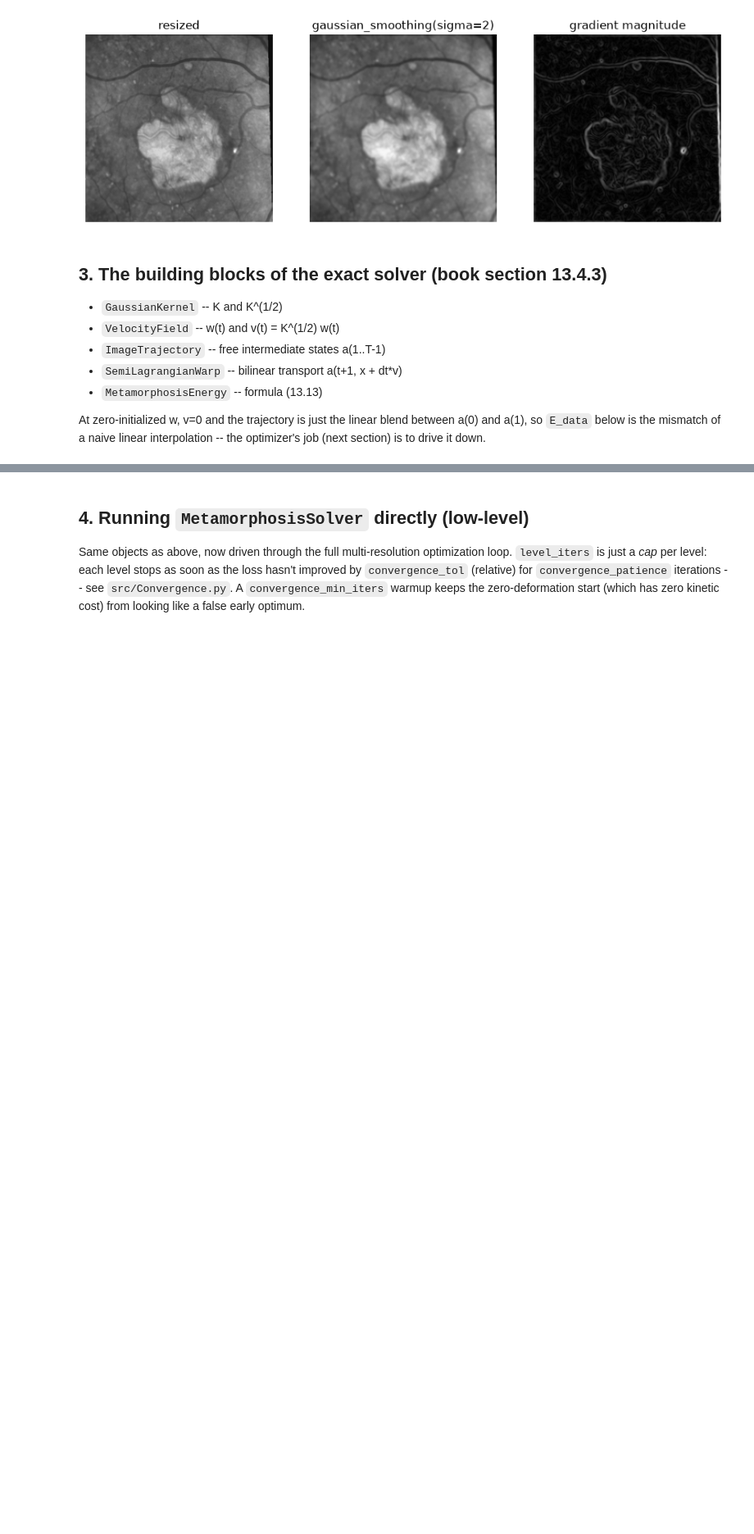
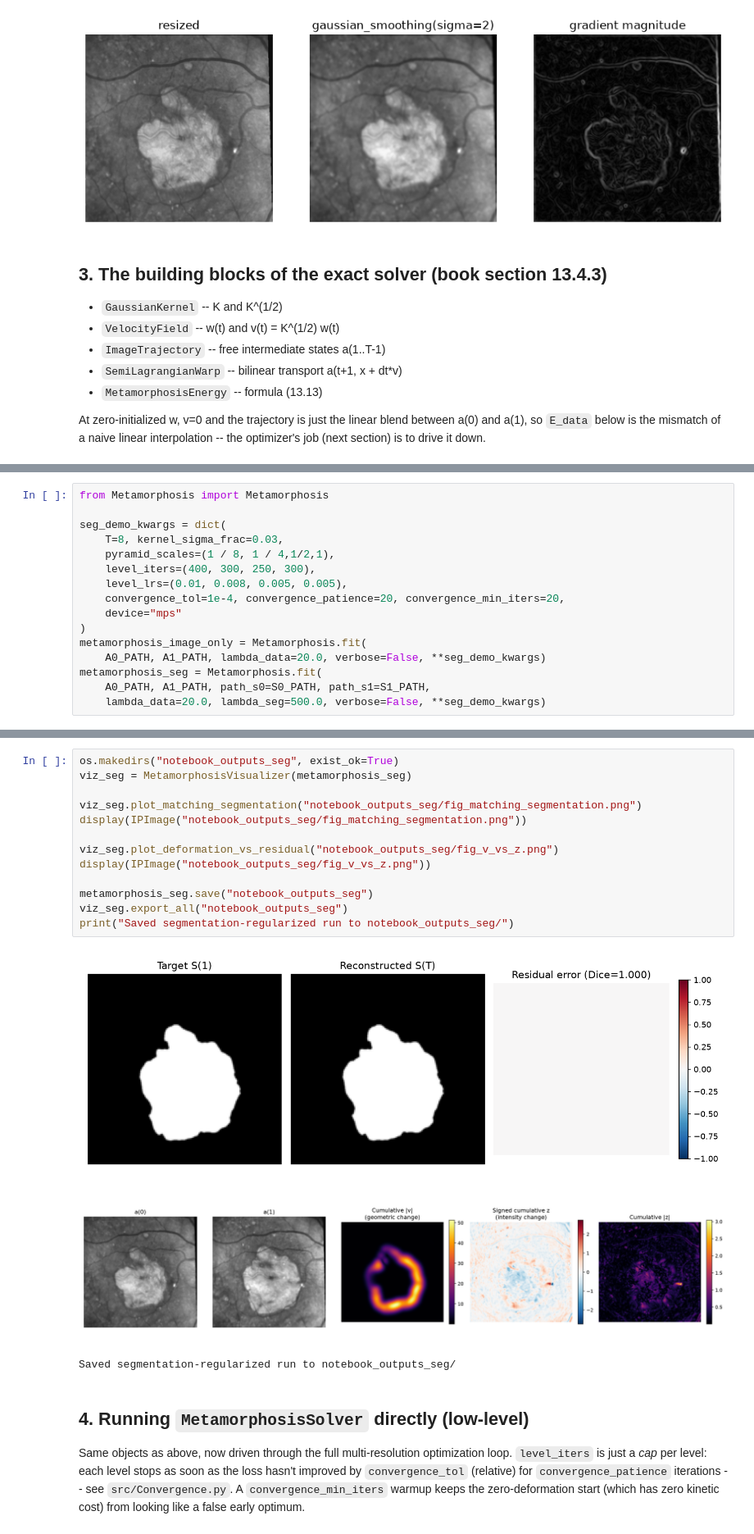
Before and after one commit to clach1506/Metamorphosis, a Jupyter notebook: 04_test_solver.ipynb, the cells around one changed output, grey strips where cells are left out. Shown at 82% size. Drawn from its saved outputs; the diff is of its cells as text; blank space fills up the shorter version.

```diff
--- a/04_test_solver.ipynb
+++ b/04_test_solver.ipynb
@@ -102,0 +87,16 @@ loss=883.925  E_kinetic=0.000  E_data=1.76785
+# %%
+from Metamorphosis import Metamorphosis
+
+seg_demo_kwargs = dict(
+    T=8, kernel_sigma_frac=0.03,
+    pyramid_scales=(1 / 8, 1 / 4,1/2,1),
+    level_iters=(400, 300, 250, 300),
+    level_lrs=(0.01, 0.008, 0.005, 0.005),
+    convergence_tol=1e-4, convergence_patience=20, convergence_min_iters=20,
+    device="mps"
+)
+metamorphosis_image_only = Metamorphosis.fit(
+    A0_PATH, A1_PATH, lambda_data=20.0, verbose=False, **seg_demo_kwargs)
+metamorphosis_seg = Metamorphosis.fit(
+    A0_PATH, A1_PATH, path_s0=S0_PATH, path_s1=S1_PATH,
+    lambda_data=20.0, lambda_seg=500.0, verbose=False, **seg_demo_kwargs)
@@ -103,3 +129,20 @@ loss=883.925  E_kinetic=0.000  E_data=1.76785
+# %%
+os.makedirs("notebook_outputs_seg", exist_ok=True)
+viz_seg = MetamorphosisVisualizer(metamorphosis_seg)
+
+viz_seg.plot_matching_segmentation("notebook_outputs_seg/fig_matching_segmentation.png")
+display(IPImage("notebook_outputs_seg/fig_matching_segmentation.png"))
+
+viz_seg.plot_deformation_vs_residual("notebook_outputs_seg/fig_v_vs_z.png")
+display(IPImage("notebook_outputs_seg/fig_v_vs_z.png"))
+
+metamorphosis_seg.save("notebook_outputs_seg")
+viz_seg.export_all("notebook_outputs_seg")
+print("Saved segmentation-regularized run to notebook_outputs_seg/")
+# %% [output]
+[figure, added]
+[figure, added]
+Saved segmentation-regularized run to notebook_outputs_seg/
 # %% [markdown]
 ## 4. Running `MetamorphosisSolver` directly (low-level)
 
```
Also changed, not shown: parts of 12 cells of this notebook, 13 other files.
